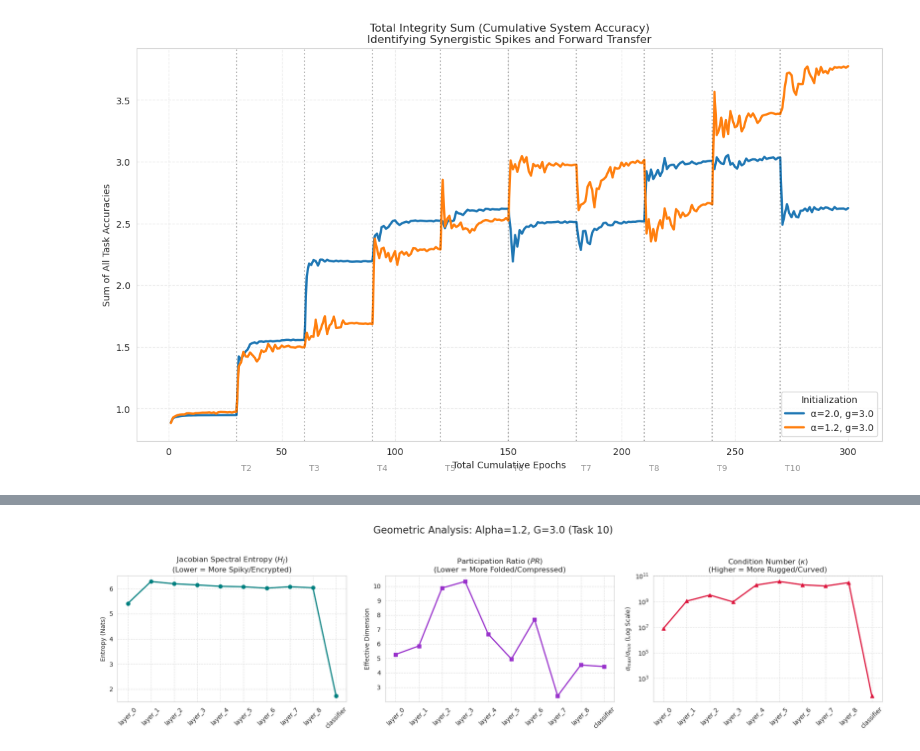
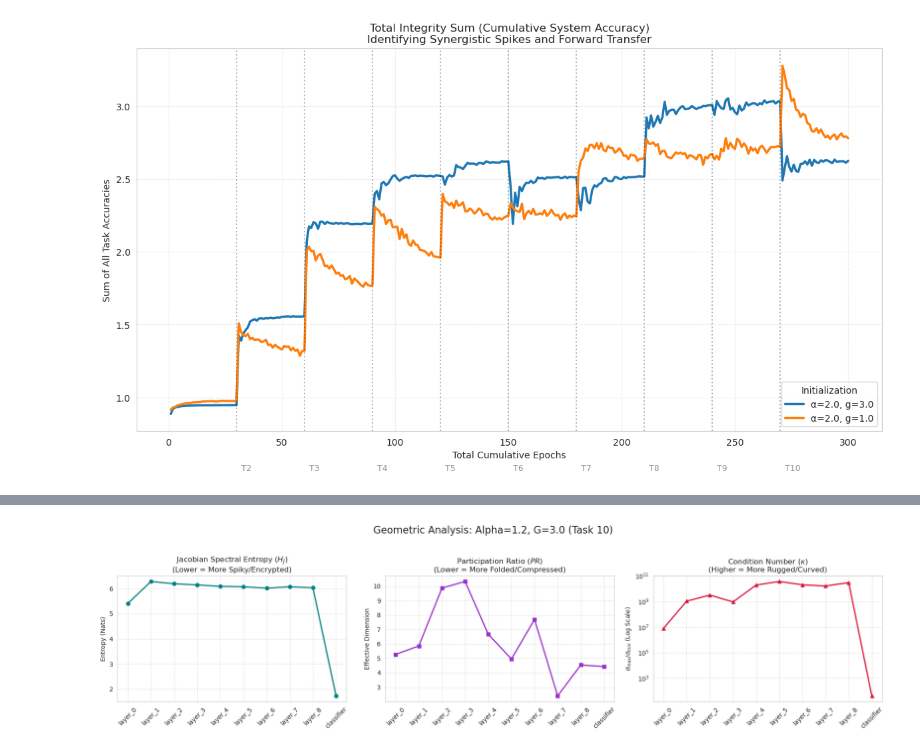
Before and after one commit to YiHaoFromEarth/ht-initialisation-dynamics, a Jupyter notebook: continual_learning/permuted_mnist.ipynb, the cells around one changed output, grey strips where cells are left out. Drawn from its saved outputs; the diff is of its cells as text; code cells hidden in the pictures.

```diff
--- a/continual_learning/permuted_mnist.ipynb
+++ b/continual_learning/permuted_mnist.ipynb
@@ -431,34 +431,34 @@ def plot_total_integrity_sum(param_pairs, seed=42):
             data=df,
             x='Total Epoch',
             y='Total_Integrity',
             label=f"α={alpha}, g={g}",
             linewidth=2.5
         )
 
     # Add vertical markers for task transitions
     task_transitions = df.groupby('task_id').size().cumsum().tolist()
     for t_idx, mark in enumerate(task_transitions[:-1]):
         plt.axvline(x=mark, color='black', linestyle=':', alpha=0.3)
         plt.text(mark + 2, 0.5, f"T{t_idx+2}", fontsize=9, alpha=0.5)
 
     plt.title("Total Integrity Sum (Cumulative System Accuracy)\n"
               "Identifying Synergistic Spikes and Forward Transfer")
     plt.ylabel("Sum of All Task Accuracies")
     plt.xlabel("Total Cumulative Epochs")
     plt.grid(True, linestyle='--', alpha=0.4)
     plt.legend(title="Initialization")
     plt.tight_layout()
     plt.show()
 
 # --- Execution ---
 # Compare your HT discovery to the Gaussian baseline
 comparison_list = [
     (2.0, 3.0, 0.01),  # Gaussian Baseline
-    (1.2, 3.0, 0.01)   # Heavy-Tailed Discovery
+    (2.0, 1.0, 0.01)   # Heavy-Tailed Discovery
 ]
 
 plot_total_integrity_sum(comparison_list)
 # %% [output]
-[figure, old version]
+[figure, new version]
 # %%
 import torch
```
Also changed, not shown: parts of 6 cells of this notebook, 41 other files.
